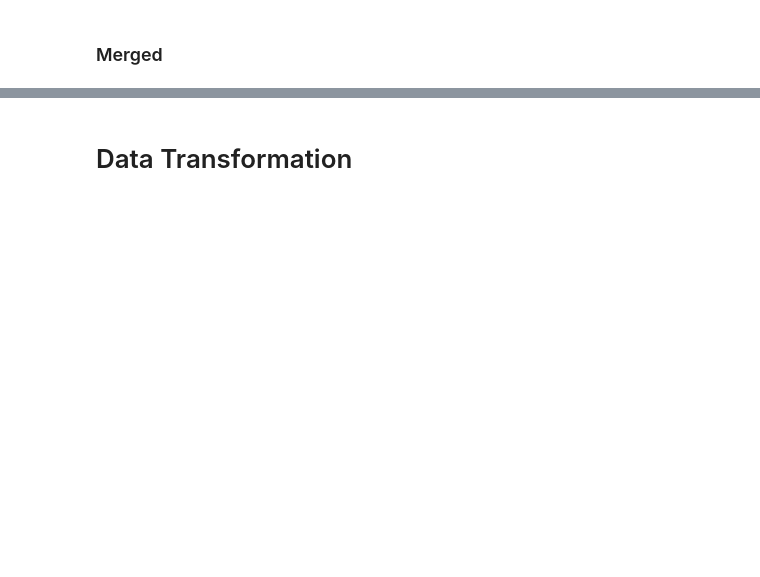
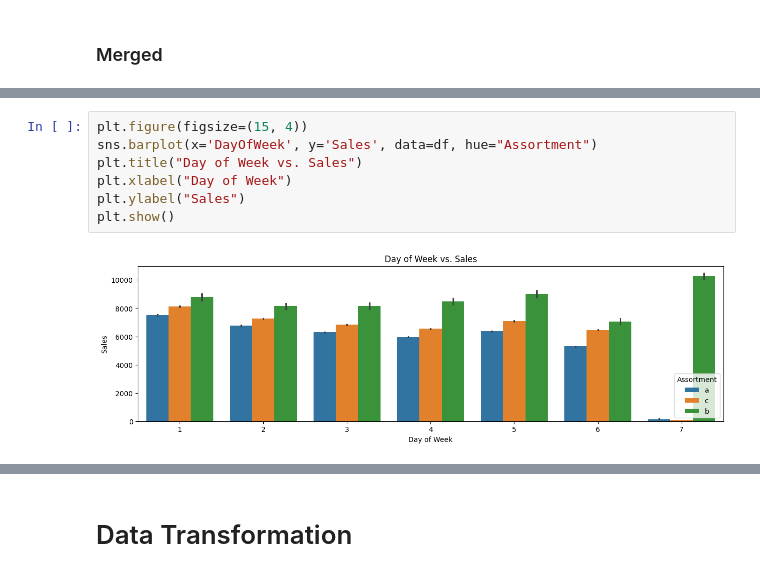
Before and after one commit to piyushsinghoffice/UoM-Data-Env, a Jupyter notebook: Assignment 2/main.ipynb, the cells around one changed output, grey strips where cells are left out. Drawn from its saved outputs; the diff is of its cells as text; blank space fills up the shorter version.

```diff
--- a/Assignment 2/main.ipynb
+++ b/Assignment 2/main.ipynb
@@ -115,0 +187,9 @@ sns.heatmap(corr)
+# %%
+plt.figure(figsize=(15, 4))
+sns.barplot(x='DayOfWeek', y='Sales', data=df, hue="Assortment")
+plt.title("Day of Week vs. Sales")
+plt.xlabel("Day of Week")
+plt.ylabel("Sales")
+plt.show()
+# %% [output]
+[figure, added]
```
Also changed, not shown: parts of 16 cells of this notebook.
